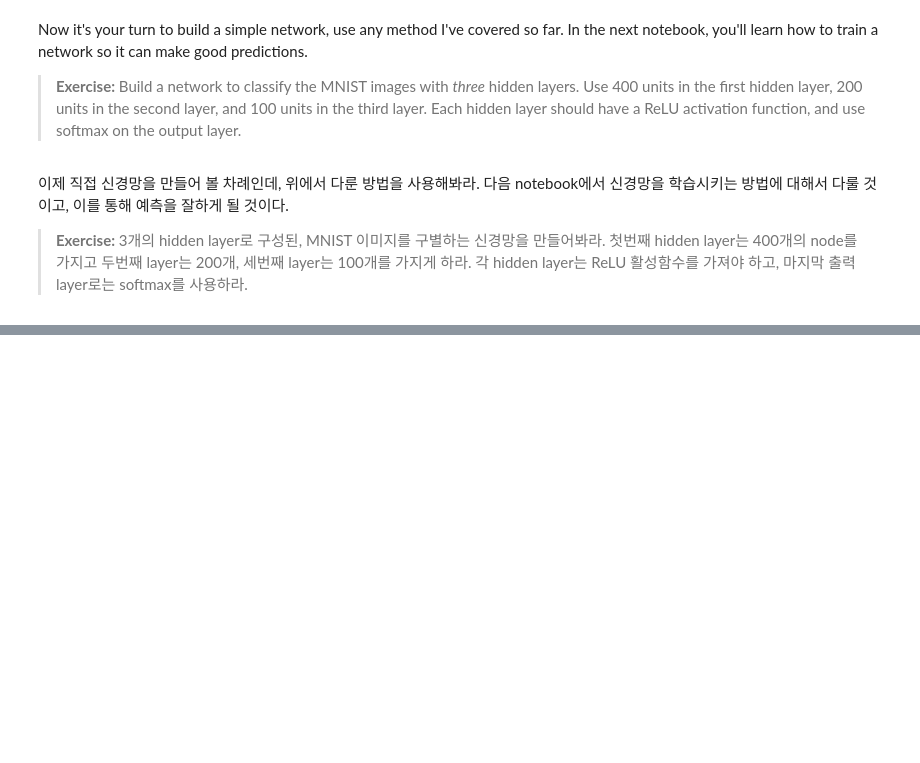
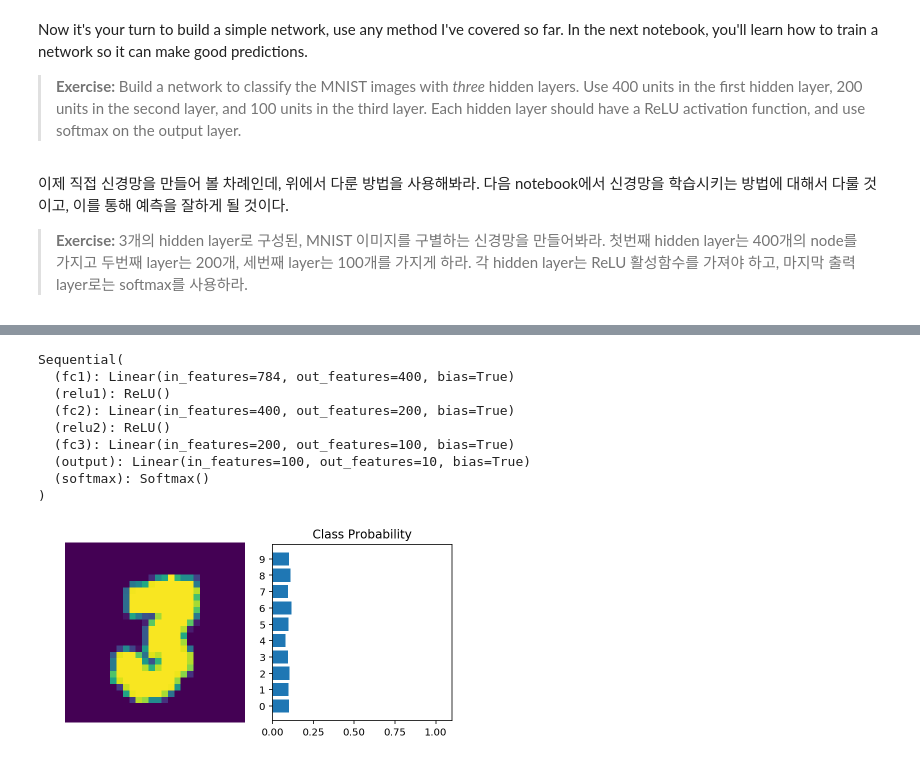
Before and after one commit to goodboychan/DL_PyTorch, a Jupyter notebook: Part 2 - Neural Networks in PyTorch.ipynb, the cells around one changed output, grey strips where cells are left out. Saved outputs shown, nothing was run; the diff lists cells and outputs as text; code cells hidden in the pictures; blank space fills up the shorter version.

```diff
--- a/Part 2 - Neural Networks in PyTorch.ipynb
+++ b/Part 2 - Neural Networks in PyTorch.ipynb
@@ -337,17 +330,28 @@ Sequential(
 # %%
 ## Sequential type with OrderedDict
 model = nn.Sequential(OrderedDict([
                       ('fc1', nn.Linear(input_size, hidden_sizes[0])),
                       ('relu1', nn.ReLU()),
                       ('fc2', nn.Linear(hidden_sizes[0], hidden_sizes[1])),
                       ('relu2', nn.ReLU()),
                       ('fc3', nn.Linear(hidden_sizes[1], hidden_sizes[2])),
-                      ('output', nn.Linear(hidden_sizes[1], output_size)),
+                      ('output', nn.Linear(hidden_sizes[2], output_size)),
                       ('softmax', nn.Softmax(dim=1))]))
 print(model)
 
 # Forward pass through the network and display output
 images, labels = next(iter(trainloader))
 images.resize_(images.shape[0], 1, 784)
 ps = model.forward(images[0,:])
 helper.view_classify(images[0].view(1, 28, 28), ps)
+# %% [output]
+Sequential(
+  (fc1): Linear(in_features=784, out_features=400, bias=True)
+  (relu1): ReLU()
+  (fc2): Linear(in_features=400, out_features=200, bias=True)
+  (relu2): ReLU()
+  (fc3): Linear(in_features=200, out_features=100, bias=True)
+  (output): Linear(in_features=100, out_features=10, bias=True)
+  (softmax): Softmax()
+)
+[figure, added]
```
Also changed, not shown: parts of 8 cells of this notebook.
